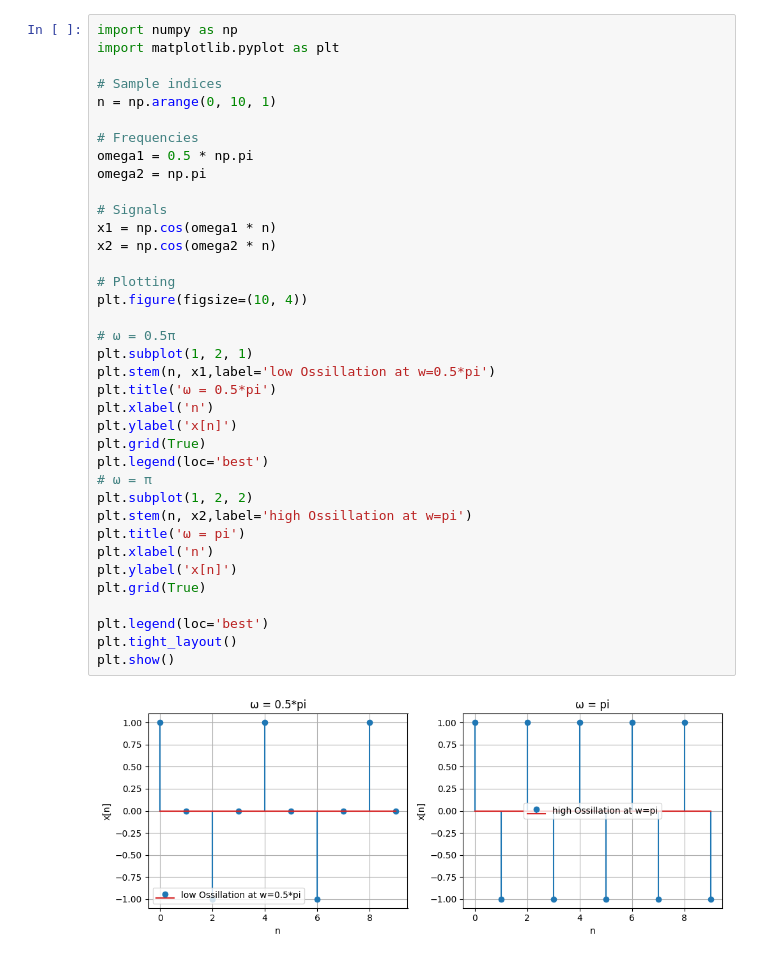
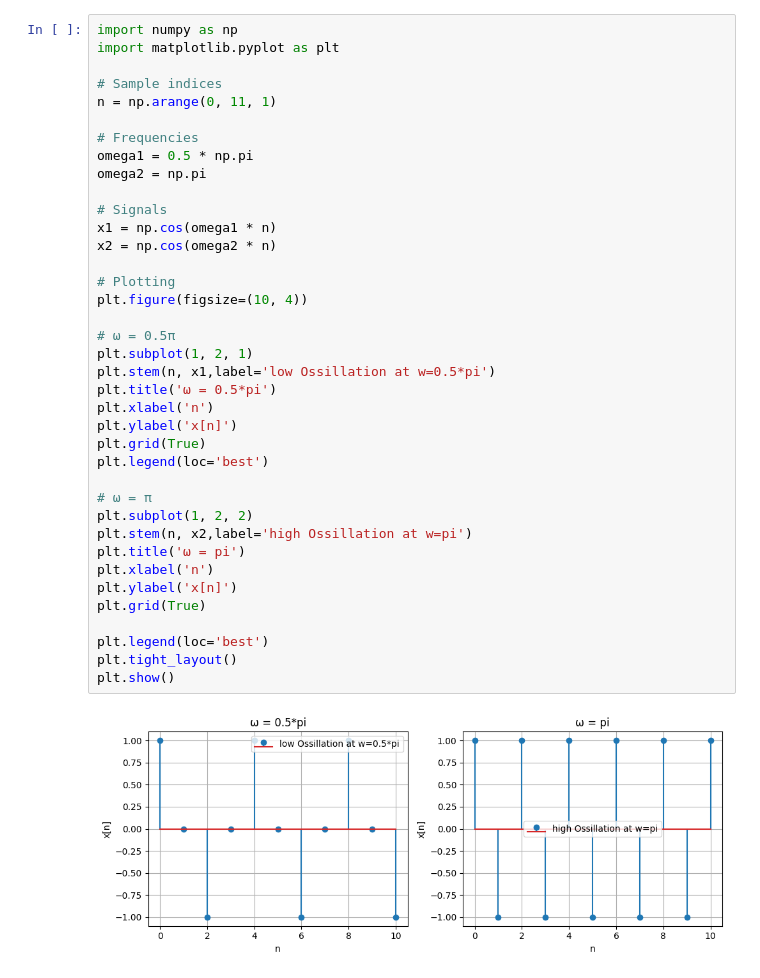
Before and after one commit to prodhan2/dsp1, a Jupyter notebook: 03_max_oscillation.ipynb, the cells around one changed output. Drawn from its saved outputs; the diff is of its cells as text.

```diff
--- a/03_max_oscillation.ipynb
+++ b/03_max_oscillation.ipynb
@@ -42,37 +42,38 @@ import numpy as np
 import matplotlib.pyplot as plt
 
 # Sample indices
-n = np.arange(0, 10, 1)
+n = np.arange(0, 11, 1)
 
 # Frequencies
 omega1 = 0.5 * np.pi
 omega2 = np.pi
 
 # Signals
 x1 = np.cos(omega1 * n)
 x2 = np.cos(omega2 * n)
 
 # Plotting
 plt.figure(figsize=(10, 4))
 
 # ω = 0.5π
 plt.subplot(1, 2, 1)
 plt.stem(n, x1,label='low Ossillation at w=0.5*pi')
 plt.title('ω = 0.5*pi')
 plt.xlabel('n')
 plt.ylabel('x[n]')
 plt.grid(True)
 plt.legend(loc='best')
+
 # ω = π
 plt.subplot(1, 2, 2)
 plt.stem(n, x2,label='high Ossillation at w=pi')
 plt.title('ω = pi')
 plt.xlabel('n')
 plt.ylabel('x[n]')
 plt.grid(True)
 
 plt.legend(loc='best')
 plt.tight_layout()
 plt.show()
 # %% [output]
-[figure, old version]
+[figure, new version]
```
Also changed, not shown: 10 other files.
